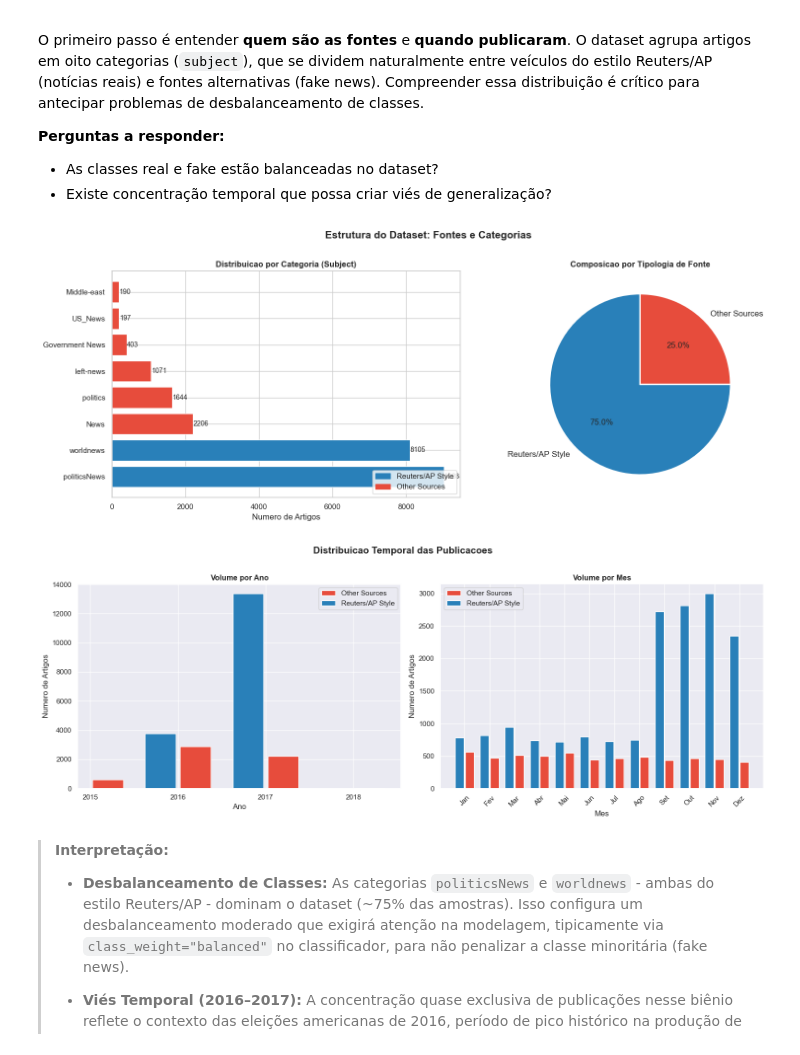
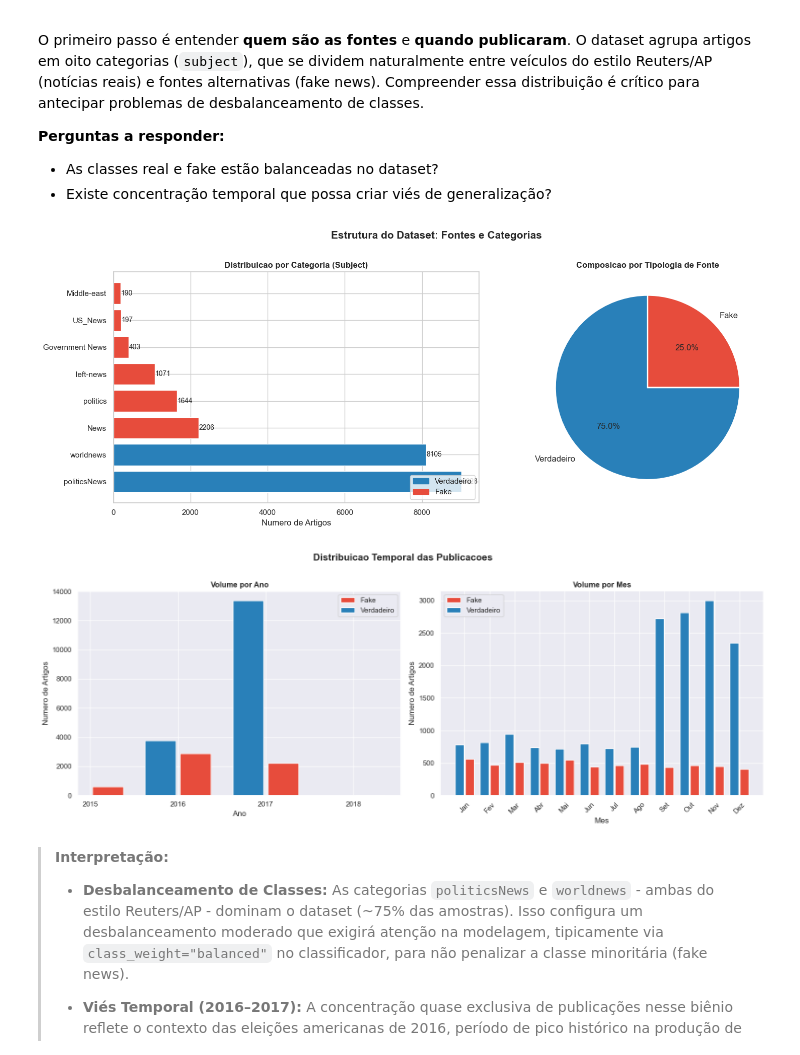
Before and after one commit to guifmax/LIGIA---Desafio-Individual, a Jupyter notebook: notebooks/notebook_00_EDA.ipynb, the cells around one changed output. Saved outputs shown, nothing was run; the diff lists cells and outputs as text; code cells hidden in the pictures.

```diff
--- a/notebooks/notebook_00_EDA.ipynb
+++ b/notebooks/notebook_00_EDA.ipynb
@@ -76,8 +76,8 @@ warnings.filterwarnings('ignore')
 sns.set_theme(style='whitegrid', palette='muted')
 plt.rcParams.update({'figure.figsize': [12, 6], 'font.size': 12})
 
-# Paleta semântica: azul = real (Reuters), vermelho = fake (Other Sources)
-PALETTE = {'Reuters/AP Style': '#2980b9', 'Other Sources': '#e74c3c'}
+# Paleta semântica: azul = real (Reuters), vermelho = fake (Fake)
+PALETTE = {'Verdadeiro': '#2980b9', 'Fake': '#e74c3c'}
 
 # Substitua pelo caminho correto do dataset
 from pathlib import Path
@@ -116,7 +116,7 @@ def caps_ratio(text: str) -> float:
     alpha = [c for c in str(text) if c.isalpha()]
     return sum(c.isupper() for c in alpha) / len(alpha) if alpha else 0.0
 
-df['source_type']       = df['subject'].apply(lambda x: 'Reuters/AP Style' if x in REUTERS_SUBJECTS else 'Other Sources')
+df['source_type']       = df['subject'].apply(lambda x: 'Verdadeiro' if x in REUTERS_SUBJECTS else 'Fake')
 df['text_len']          = df['text'].str.len()
 df['word_count']        = df['text'].str.split().str.len()
 df['title_len']         = df['title'].str.len()
@@ -158,29 +158,29 @@ O primeiro passo é entender **quem são as fontes** e **quando publicaram**. O
 # %%
 # Gráfico 1.1 — Distribuição por categoria (subject) e composição real vs. fake
 fig, axes = plt.subplots(1, 2, figsize=(16, 6))
 
 subject_counts = df['subject'].value_counts()
-colors = [PALETTE['Reuters/AP Style'] if s in REUTERS_SUBJECTS else PALETTE['Other Sources']
+colors = [PALETTE['Verdadeiro'] if s in REUTERS_SUBJECTS else PALETTE['Fake']
           for s in subject_counts.index]
 
 axes[0].barh(subject_counts.index, subject_counts.values, color=colors, edgecolor='white')
 axes[0].set_title('Distribuicao por Categoria (Subject)', fontweight='bold')
 axes[0].set_xlabel('Numero de Artigos')
 for i, v in enumerate(subject_counts.values):
     axes[0].text(v + 10, i, str(v), va='center', fontsize=10)
 axes[0].legend(handles=[Patch(color=v, label=k) for k, v in PALETTE.items()], loc='lower right')
 
 type_counts = df['source_type'].value_counts()
 axes[1].pie(type_counts.values, labels=type_counts.index, autopct='%1.1f%%',
             colors=[PALETTE[k] for k in type_counts.index], startangle=90,
             wedgeprops={'edgecolor': 'white', 'linewidth': 2}, textprops={'fontsize': 12})
 axes[1].set_title('Composicao por Tipologia de Fonte', fontweight='bold')
 
 plt.suptitle('Estrutura do Dataset: Fontes e Categorias', fontsize=15, fontweight='bold', y=1.01)
 plt.tight_layout()
 plt.show()
 # %% [output]
-[figure, old version]
+[figure, new version]
 # %%
 # Gráfico 1.2 — Evolução temporal: volume anual e distribuição mensal por tipo de fonte
 sns.set_theme(style='darkgrid')
@@ -190,7 +190,7 @@ MONTH_NAMES = {i: m for i, m in enumerate(
 fig, axes = plt.subplots(1, 2, figsize=(16, 6))
 
 for stype, grp in df.groupby(['year','source_type']).size().reset_index(name='n').groupby('source_type'):
-    offset = 0.2 if stype == 'Other Sources' else -0.2
+    offset = 0.2 if stype == 'Fake' else -0.2
     axes[0].bar(grp['year'] + offset, grp['n'], width=0.35,
                 label=stype, color=PALETTE[stype], edgecolor='white')
 axes[0].set_title('Volume por Ano', fontweight='bold')
@@ -200,7 +200,7 @@ axes[0].legend()
 axes[0].xaxis.set_major_locator(mticker.MultipleLocator(1))
 
 for stype, grp in df.groupby(['month','source_type']).size().reset_index(name='n').groupby('source_type'):
-    offset = 0.2 if stype == 'Other Sources' else -0.2
+    offset = 0.2 if stype == 'Fake' else -0.2
     axes[1].bar(grp['month'] + offset, grp['n'], width=0.35,
                 label=stype, color=PALETTE[stype], edgecolor='white')
 axes[1].set_title('Volume por Mes', fontweight='bold')
@@ -214,7 +214,7 @@ plt.suptitle('Distribuicao Temporal das Publicacoes', fontsize=15, fontweight='b
 plt.tight_layout()
 plt.show()
 # %% [output]
-[figure, old version]
+[figure, new version]
 # %% [markdown]
 > **Interpretação:**
 >
```
Also changed, not shown: parts of 16 cells of this notebook, 5 other files.
